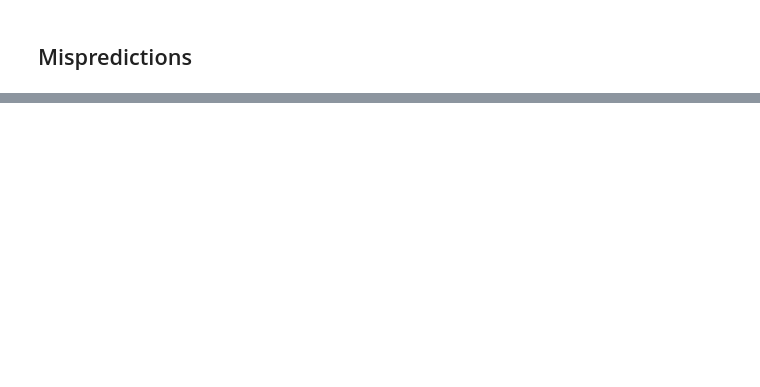
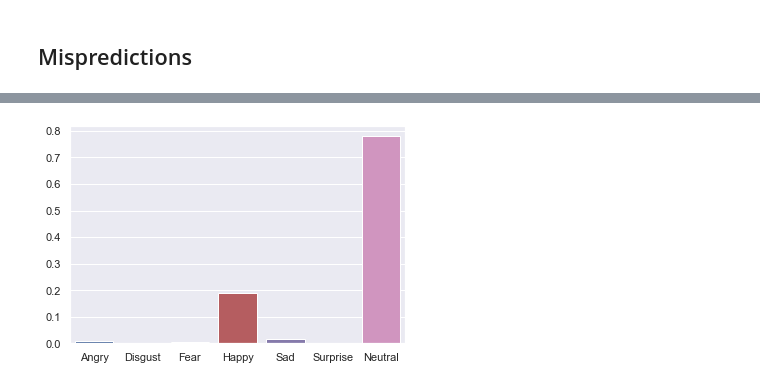
Before and after one commit to emrekds/facial-expression-detection, a Jupyter notebook: main.ipynb, the cells around one changed output, grey strips where cells are left out. Cells and saved outputs as stored; diff of their text form; code cells hidden in the pictures; blank space fills up the shorter version.

```diff
--- a/main.ipynb
+++ b/main.ipynb
@@ -398,0 +424,4 @@ plt.suptitle('Estimated - Predicted',y=.93,fontsize=25);
+# %%
+sns.barplot(y=preds.reshape(7),x=list(emotions.values()));
+# %% [output]
+[figure, added]
```
Also changed, not shown: parts of 38 cells of this notebook, 1 other file.
